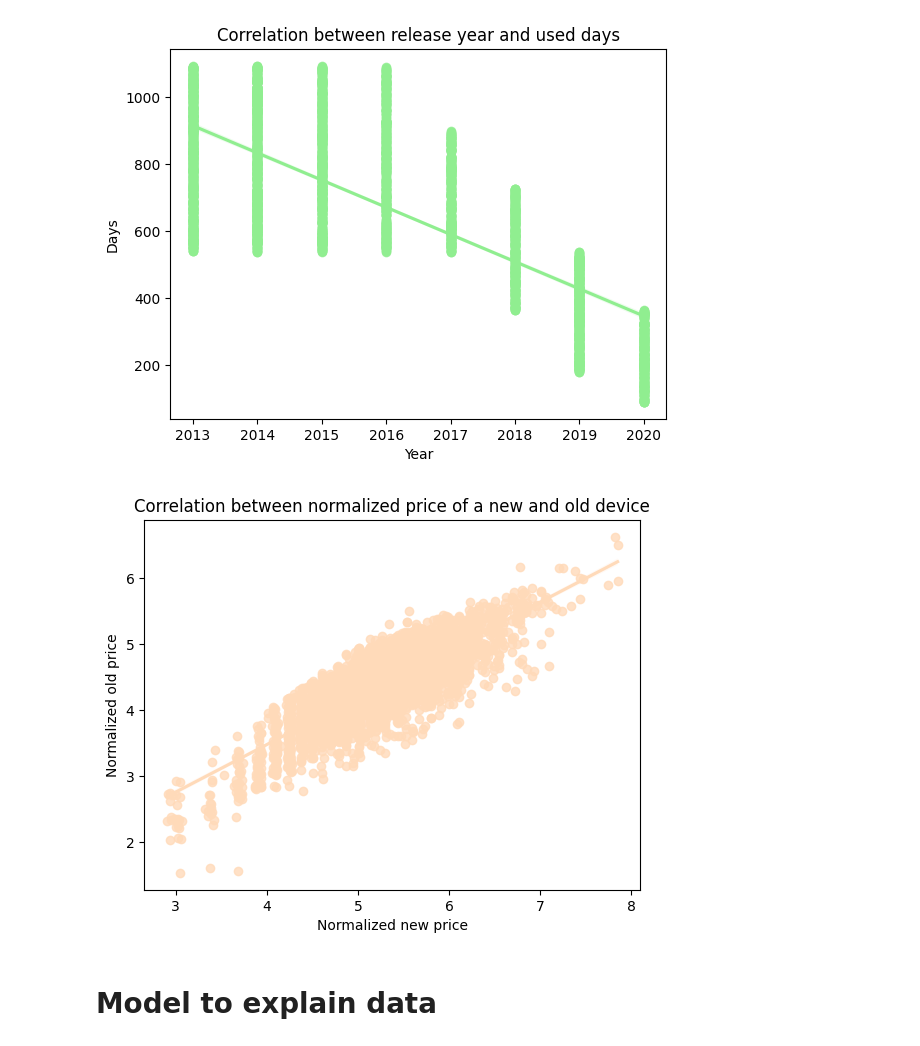
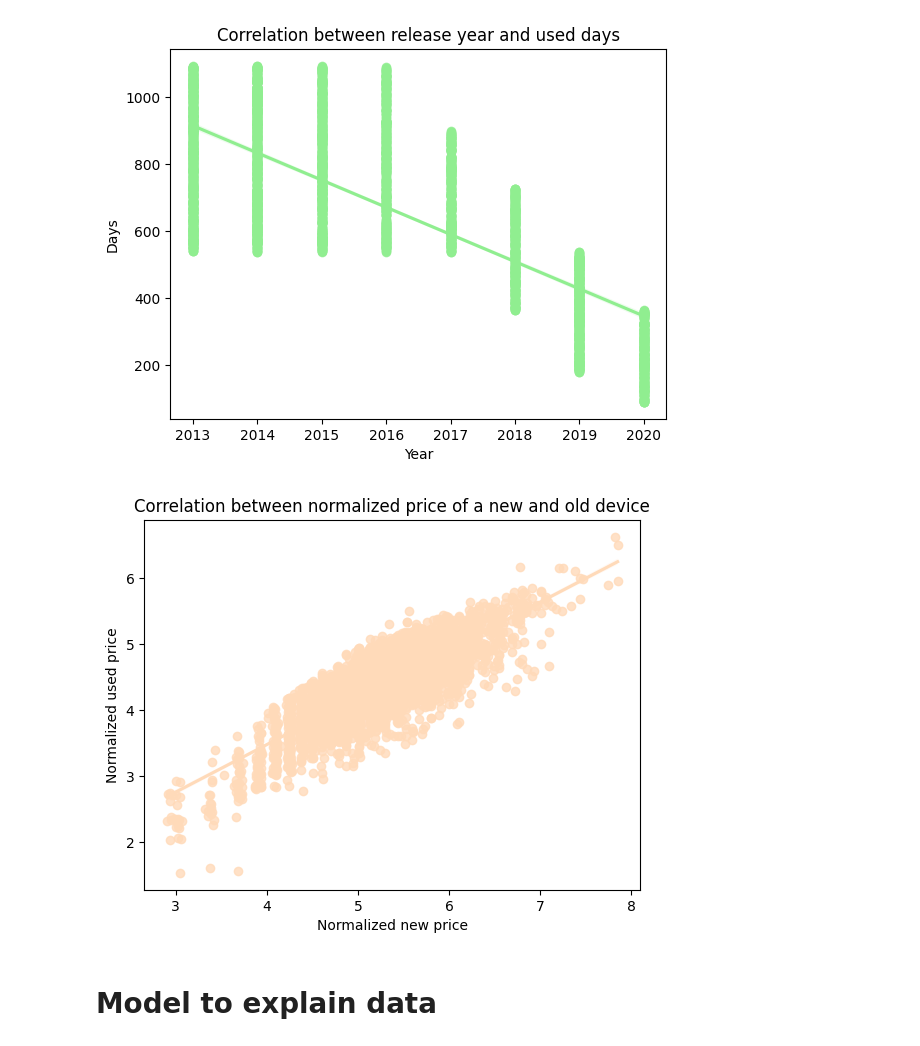
Before and after one commit to annalisadettorii/Project, a Jupyter notebook: project_notebook.ipynb, the cells around one changed output. Saved outputs shown, nothing was run; the diff lists cells and outputs as text; code cells hidden in the pictures.

```diff
--- a/project_notebook.ipynb
+++ b/project_notebook.ipynb
@@ -532,11 +531,11 @@ plt.show()
 # %%
 sns.regplot(x = used_device_df['new_price'],y = used_device_df['used_price'], color = 'peachpuff')
 plt.xlabel('Normalized new price')
-plt.ylabel('Normalized old price')
+plt.ylabel('Normalized used price')
 plt.title('Correlation between normalized price of a new and old device')
 plt.show()
 # %% [output]
-[figure, old version]
+[figure, new version]
 # %% [markdown]
 # Model to explain data
 # %% [markdown]
```
Also changed, not shown: parts of 29 cells of this notebook, 1 other file.
